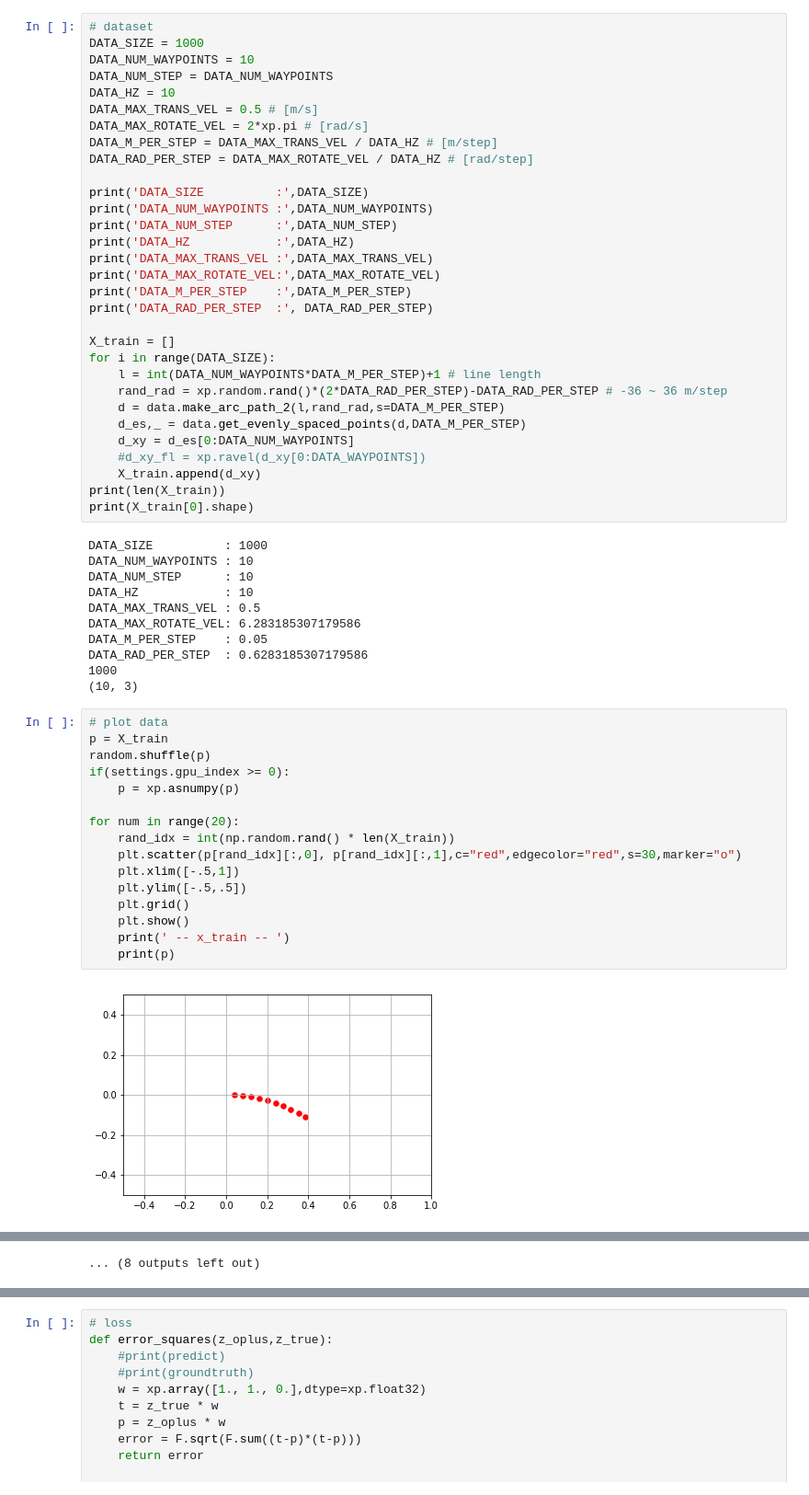
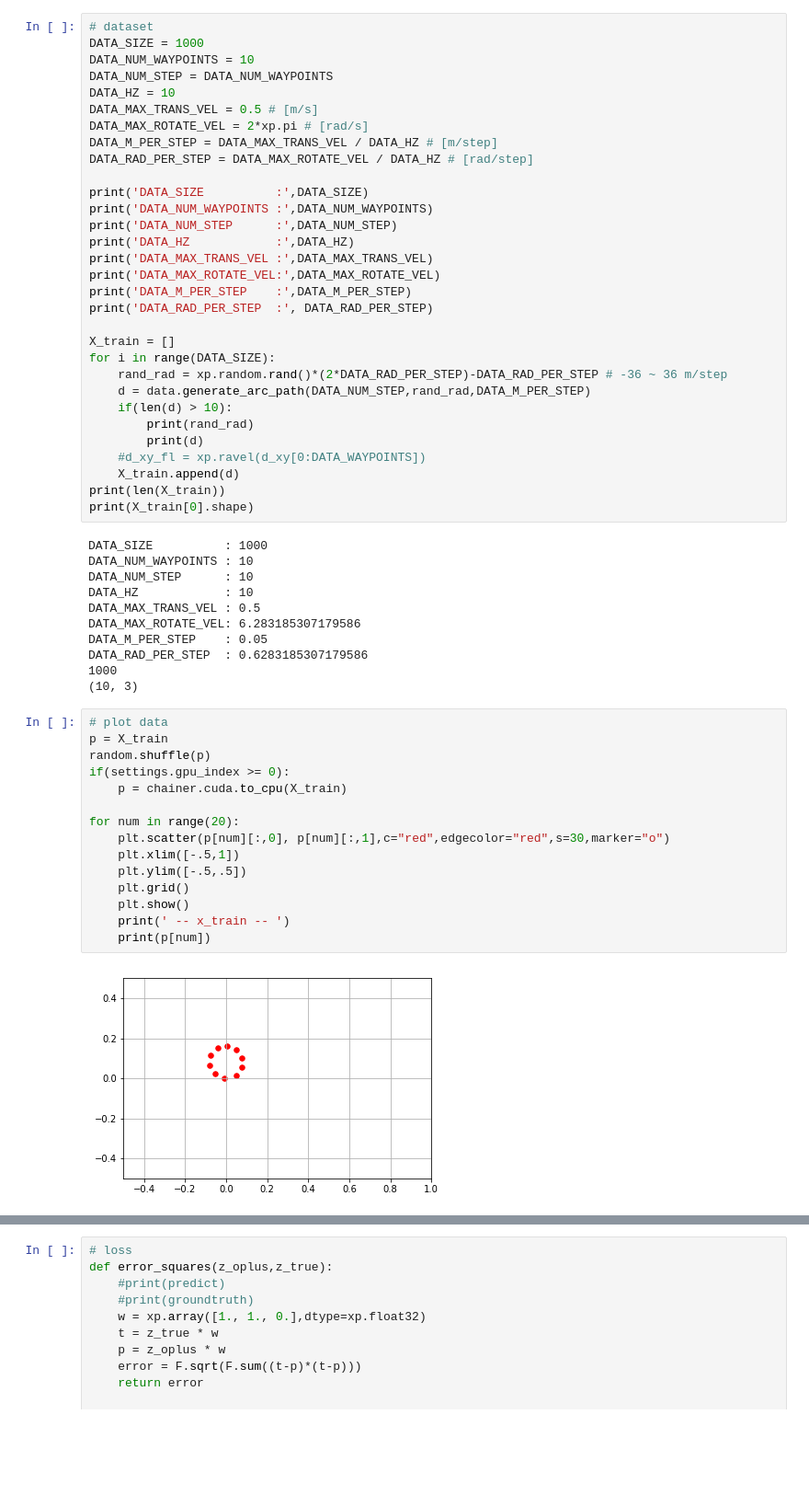
Before and after one commit to yotaseki/ROS-Cart, a Jupyter notebook: script/Train.ipynb, the cells around one changed output, grey strips where cells are left out. Shown: that part at 92% size. Cells and saved outputs as stored; diff of their text form; blank space fills up the shorter version.

```diff
--- a/script/Train.ipynb
+++ b/script/Train.ipynb
@@ -112,13 +112,13 @@ print('DATA_RAD_PER_STEP  :', DATA_RAD_PER_STEP)
 
 X_train = []
 for i in range(DATA_SIZE):
-    l = int(DATA_NUM_WAYPOINTS*DATA_M_PER_STEP)+1 # line length
     rand_rad = xp.random.rand()*(2*DATA_RAD_PER_STEP)-DATA_RAD_PER_STEP # -36 ~ 36 m/step
-    d = data.make_arc_path_2(l,rand_rad,s=DATA_M_PER_STEP)
-    d_es,_ = data.get_evenly_spaced_points(d,DATA_M_PER_STEP)
-    d_xy = d_es[0:DATA_NUM_WAYPOINTS]
+    d = data.generate_arc_path(DATA_NUM_STEP,rand_rad,DATA_M_PER_STEP)
+    if(len(d) > 10):
+        print(rand_rad)
+        print(d)
     #d_xy_fl = xp.ravel(d_xy[0:DATA_WAYPOINTS])
-    X_train.append(d_xy)
+    X_train.append(d)
 print(len(X_train))
 print(X_train[0].shape)
 # %% [output]
@@ -135,18 +135,17 @@ DATA_RAD_PER_STEP  : 0.6283185307179586
 # %%
 # plot data
 p = X_train
 random.shuffle(p)
 if(settings.gpu_index >= 0):
-    p = xp.asnumpy(p)
+    p = chainer.cuda.to_cpu(X_train)
 
 for num in range(20):
-    rand_idx = int(np.random.rand() * len(X_train))
-    plt.scatter(p[rand_idx][:,0], p[rand_idx][:,1],c="red",edgecolor="red",s=30,marker="o")
+    plt.scatter(p[num][:,0], p[num][:,1],c="red",edgecolor="red",s=30,marker="o")
     plt.xlim([-.5,1])
     plt.ylim([-.5,.5])
     plt.grid()
     plt.show()
     print(' -- x_train -- ')
-    print(p)
+    print(p[num])
 # %% [output]
-[figure, old version]
+[figure, new version]
@@ -164 +211,0 @@ for num in range(20):
-... (8 outputs left out)
```
Also changed, not shown: parts of 4 cells of this notebook, 1 other file.
